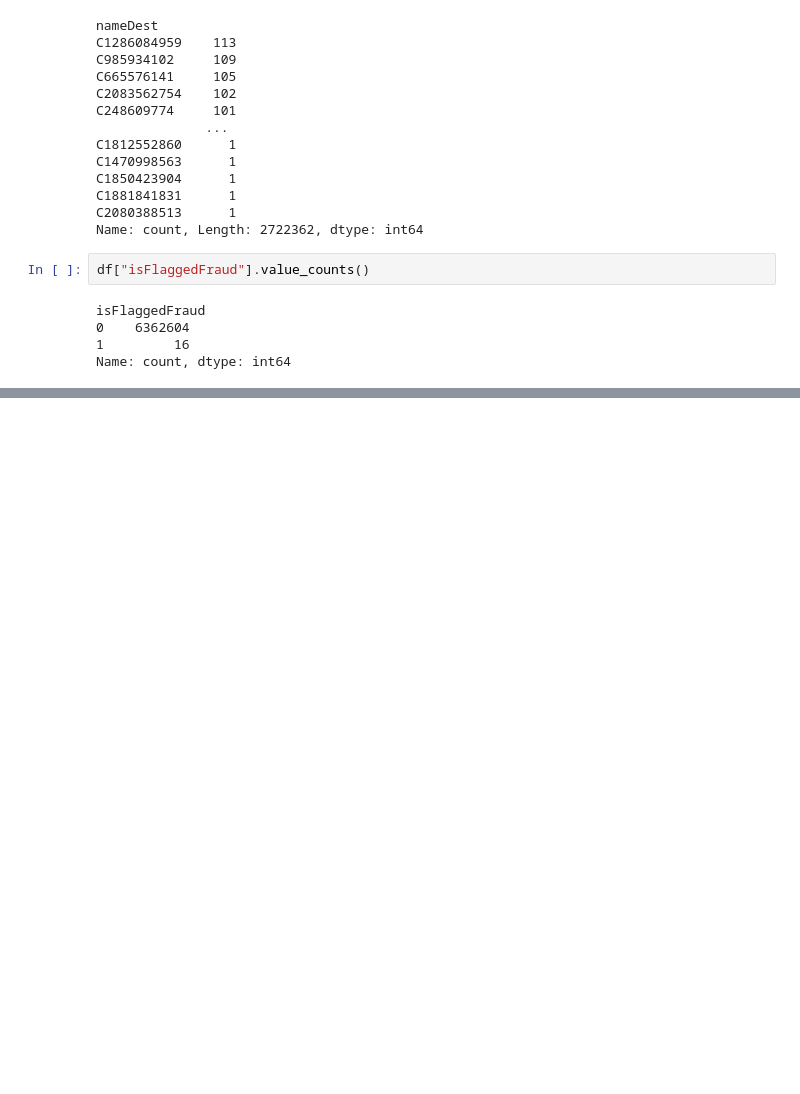
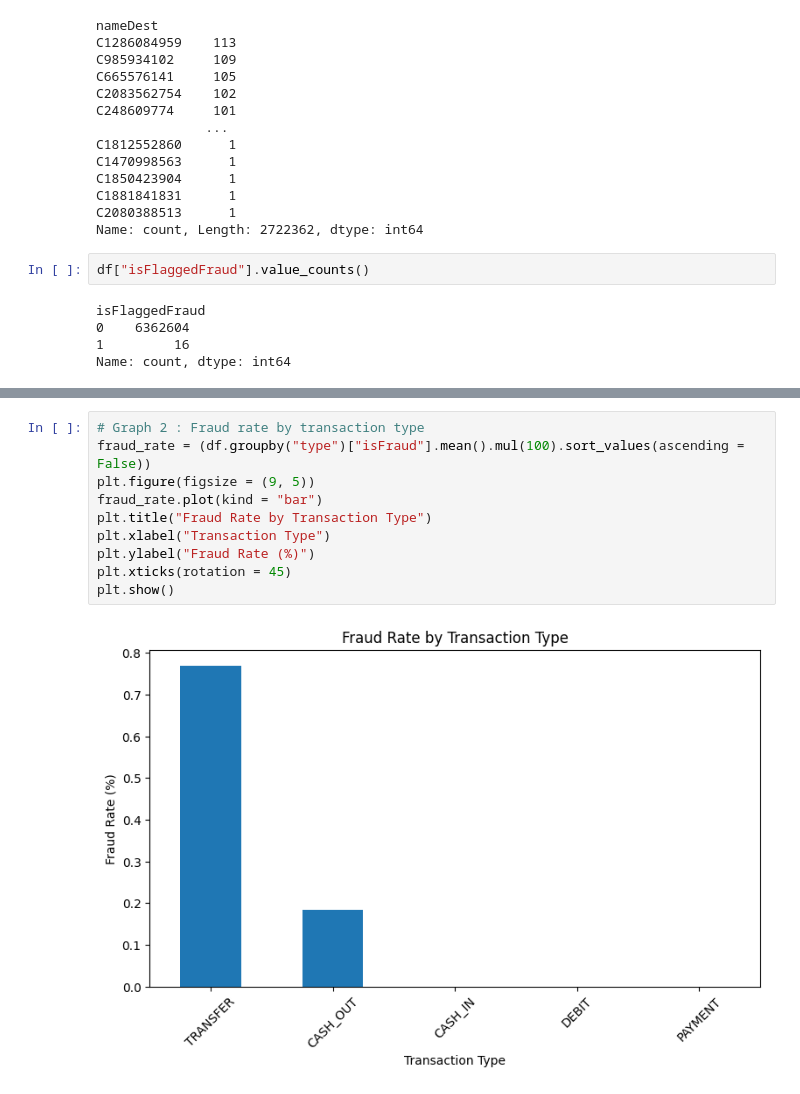
Before and after one commit to sthasarita/digital_wallet_fraud_detection, a Jupyter notebook: main.ipynb, the cells around one changed output, grey strips where cells are left out. Drawn from its saved outputs; the diff is of its cells as text; blank space fills up the shorter version.

```diff
--- a/main.ipynb
+++ b/main.ipynb
@@ -248,0 +346,12 @@ df[df["isFlaggedFraud"]==1]
+# %%
+# Graph 2 : Fraud rate by transaction type
+fraud_rate = (df.groupby("type")["isFraud"].mean().mul(100).sort_values(ascending = False))
+plt.figure(figsize = (9, 5))
+fraud_rate.plot(kind = "bar")
+plt.title("Fraud Rate by Transaction Type")
+plt.xlabel("Transaction Type")
+plt.ylabel("Fraud Rate (%)")
+plt.xticks(rotation = 45)
+plt.show()
+# %% [output]
+[figure, added]
```
Also changed, not shown: parts of 27 cells of this notebook, 1 other file.
